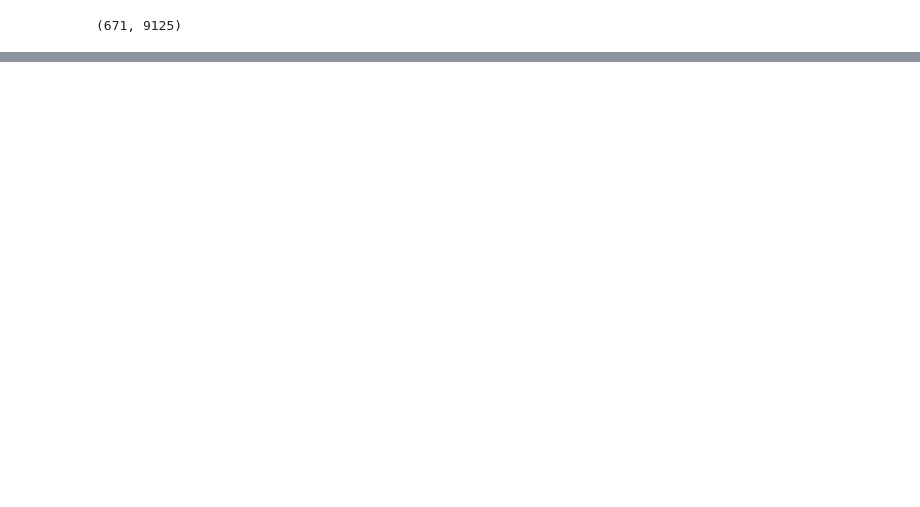
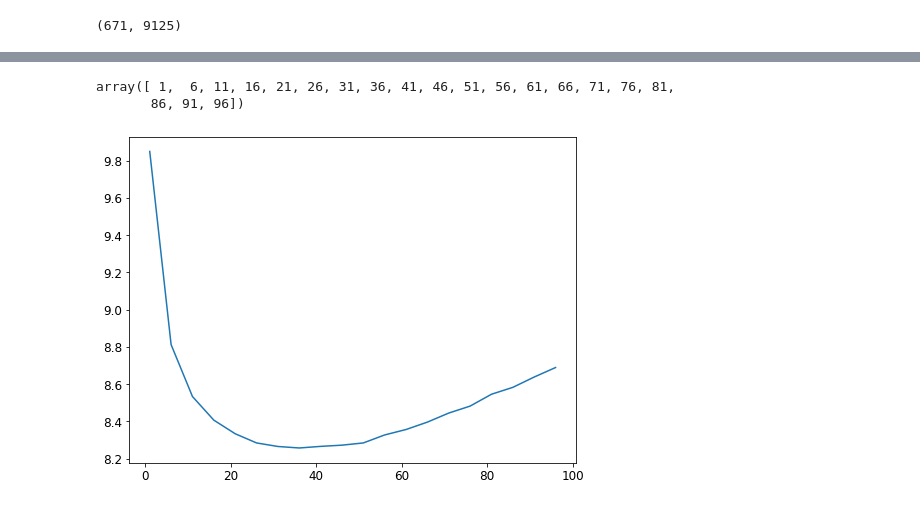
Before and after one commit to ElenaVillano/sistemas_recomendacion, a Jupyter notebook: el_bueno.ipynb, the cells around one changed output, grey strips where cells are left out. Drawn from its saved outputs; the diff is of its cells as text; code cells hidden in the pictures; blank space fills up the shorter version.

```diff
--- a/el_bueno.ipynb
+++ b/el_bueno.ipynb
@@ -367,0 +327,13 @@ ValueError: Shape of passed values is (2, 23383), indices imply (135, 9125)
+# %%
+K_list=np.array(K_list)
+# %%
+K_list
+# %% [output]
+array([ 1,  6, 11, 16, 21, 26, 31, 36, 41, 46, 51, 56, 61, 66, 71, 76, 81,
+       86, 91, 96])
+# %%
+plt.plot(K_list,df_k.iloc[0] )
+
+plt.show()
+# %% [output]
+[figure, added]
```
Also changed, not shown: parts of 13 cells of this notebook.
